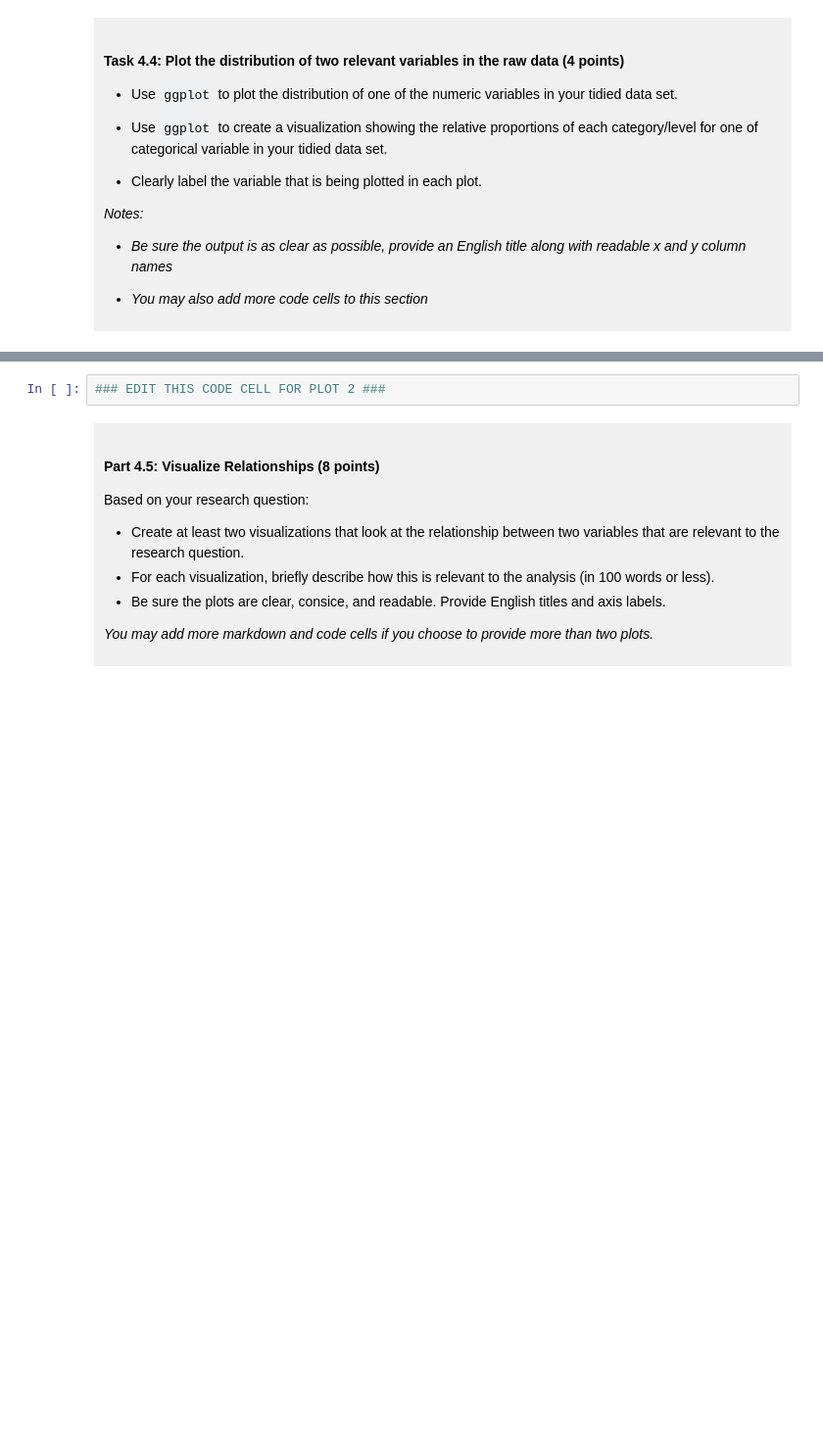
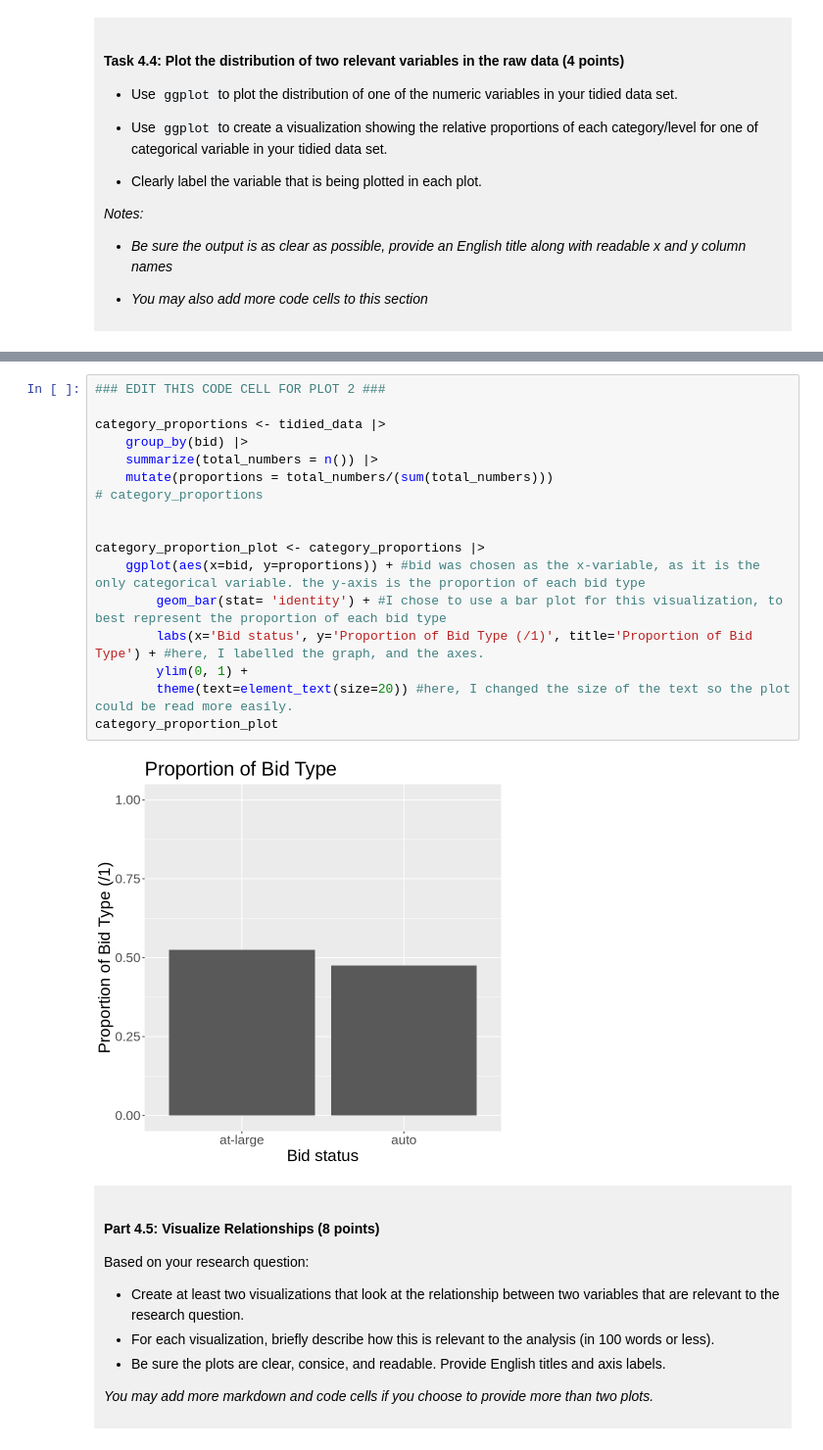
Before and after one commit to mateyasigur/dsci-100-project-Mateya-Sigur, a Jupyter notebook: dsci-100-project-notebook.ipynb, the cells around one changed output, grey strips where cells are left out. Shown at 98% size. Cells and saved outputs as stored; diff of their text form; blank space fills up the shorter version.

```diff
--- a/dsci-100-project-notebook.ipynb
+++ b/dsci-100-project-notebook.ipynb
@@ -308,5 +361,22 @@ You will refine your research question (if needed) and produce a tidy data set.
 # %%
 ### EDIT THIS CODE CELL FOR PLOT 2 ###
+
+category_proportions <- tidied_data |>
+    group_by(bid) |>
+    summarize(total_numbers = n()) |>
+    mutate(proportions = total_numbers/(sum(total_numbers)))
+# category_proportions
+
+
+category_proportion_plot <- category_proportions |>
+    ggplot(aes(x=bid, y=proportions)) + #bid was chosen as the x-variable, as it is the only categorical variable. the y-axis is the proportion of each bid type
+        geom_bar(stat= 'identity') + #I chose to use a bar plot for this visualization, to best represent the proportion of each bid type
+        labs(x='Bid status', y='Proportion of Bid Type (/1)', title='Proportion of Bid Type') + #here, I labelled the graph, and the axes.
+        ylim(0, 1) +
+        theme(text=element_text(size=20)) #here, I changed the size of the text so the plot could be read more easily.
+category_proportion_plot
+# %% [output]
+[figure, added]
 # %% [markdown]
 <div style="background-color: #f0f0f0; padding: 10px;">
 
```
Also changed, not shown: parts of 11 cells of this notebook.
